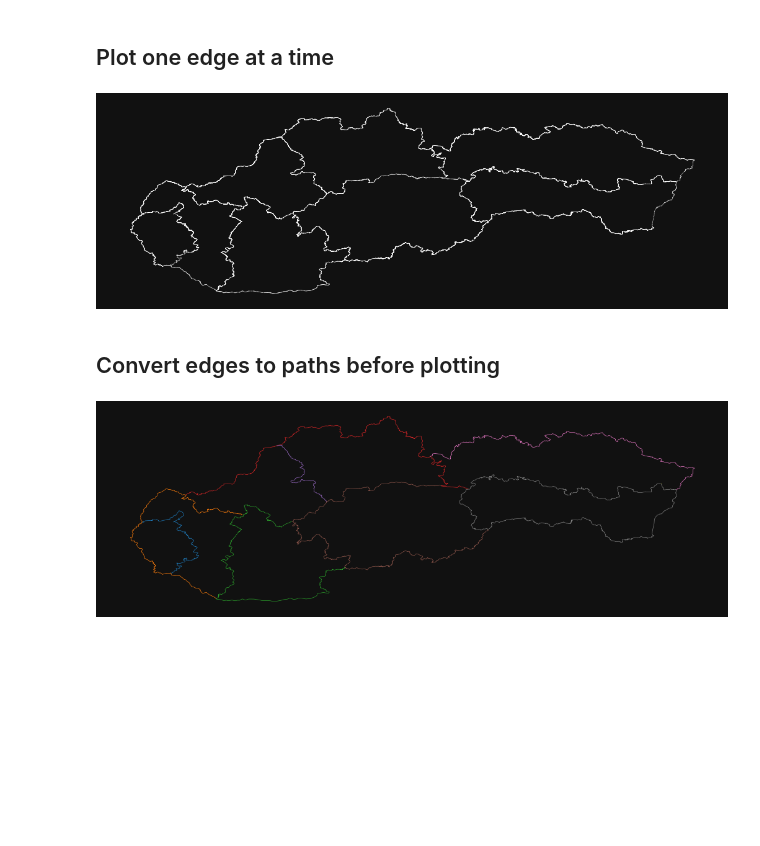
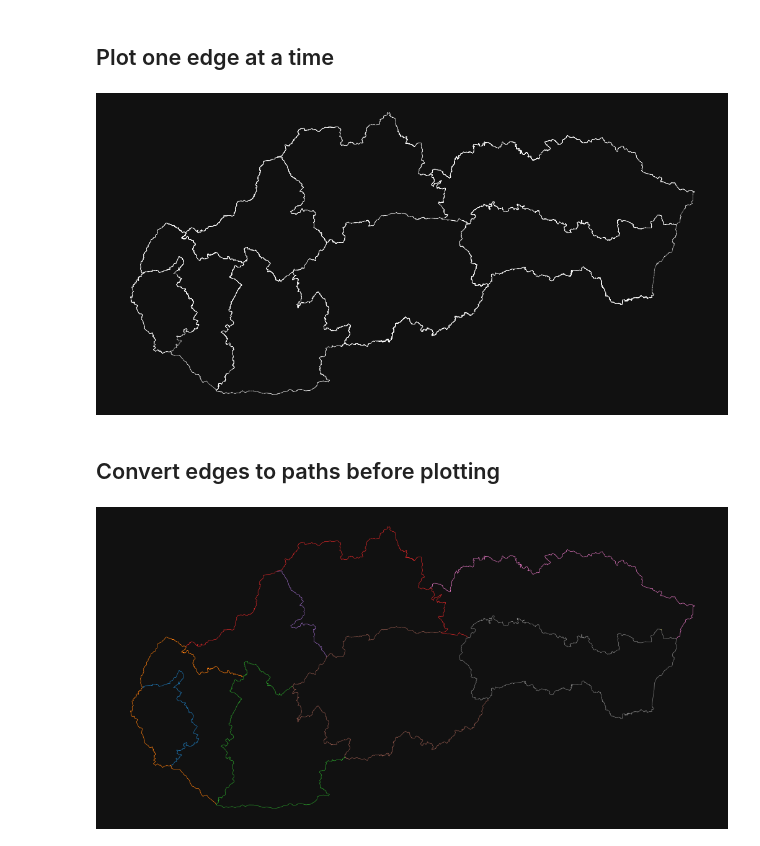
Before and after one commit to FilipHanzel/snippets, a Jupyter notebook: osm/edges_to_paths.ipynb, the cells around one changed output. Saved outputs shown, nothing was run; the diff lists cells and outputs as text; code cells hidden in the pictures; blank space fills up the shorter version.

Commit message:
fix aspect ratio of the plots

```diff
--- a/osm/edges_to_paths.ipynb
+++ b/osm/edges_to_paths.ipynb
@@ -142,26 +142,24 @@ _ = ox.plot_graph(g, figsize=(10, 5), node_size=0, edge_linewidth=.5, edge_alpha
 # %%
 fig = plt.figure(figsize=(10, 5), facecolor="#111")
 ax = fig.add_axes((0, 0, 1, 1))
 ax.set_axis_off()
-ax.set_aspect('equal', adjustable='box')
 
 for edge in g.to_undirected().edges(data=False, keys=False):
     u_node_id, v_node_id = edge
     u_node = g.nodes[u_node_id]
     v_node = g.nodes[v_node_id]
     ux, uy = u_node["x"], u_node["y"]
     vx, vy = v_node["x"], v_node["y"]
 
     _ = ax.plot((ux, vx), (uy, vy), color="white", linewidth=.5, alpha=.5)
 # %% [output]
-[figure, old version]
+[figure, new version]
 # %% [markdown]
 ## Convert edges to paths before plotting
 # %%
 fig = plt.figure(figsize=(10, 5), facecolor="#111")
 ax = fig.add_axes((0, 0, 1, 1))
 ax.set_axis_off()
-ax.set_aspect('equal', adjustable='box')
 
 paths = build_paths(g)
 
@@ -175,4 +173,4 @@ for edge in paths:
         y.append(node["y"])
     _ = ax.plot(x, y, linewidth=.5, alpha=1)
 # %% [output]
-[figure, old version]
+[figure, new version]
```
Also changed, not shown: parts of 2 cells of this notebook.
